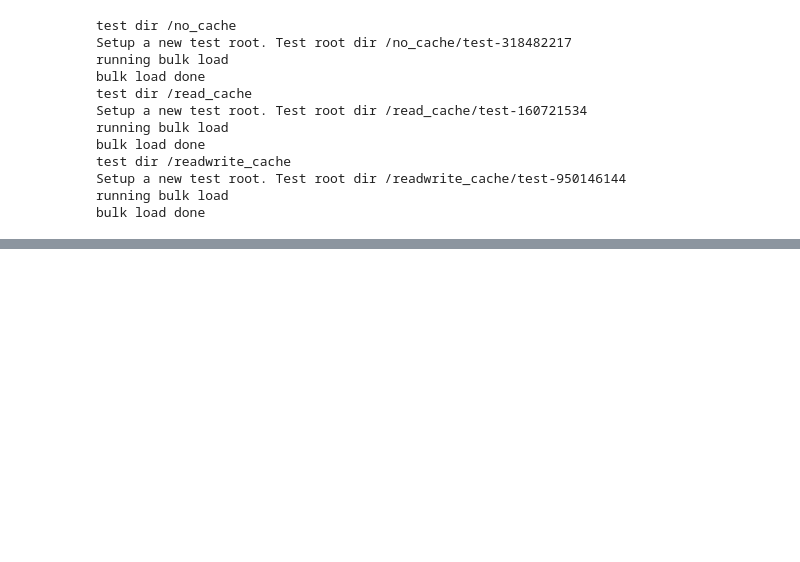
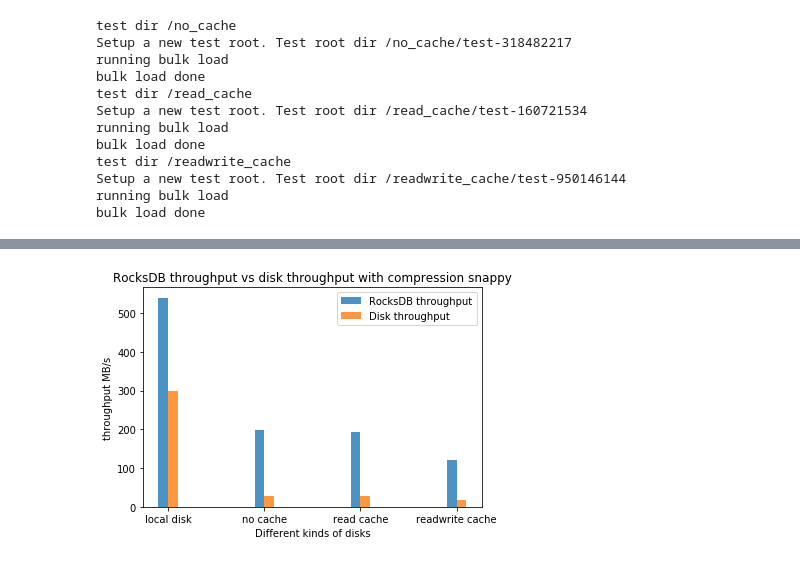
Before and after one commit to xiefan46/samza-azure-storage, a Jupyter notebook: milestone2/python/milestone2-tests.ipynb, the cells around one changed output, grey strips where cells are left out. Saved outputs shown, nothing was run; the diff lists cells and outputs as text; code cells hidden in the pictures; blank space fills up the shorter version.

```diff
--- a/milestone2/python/milestone2-tests.ipynb
+++ b/milestone2/python/milestone2-tests.ipynb
@@ -717,0 +726,9 @@ bulk load done
+# %%
+#def plot_bar_graph(y_label, title, disk_type_names, disk_results, x_label, kv_names):
+plot_bar_graph("throughput MB/s", "RocksDB throughput vs disk throughput with compression snappy",
+               disk_type_names = ["RocksDB throughput", "Disk throughput"],
+              disk_results = [[539.6, 197.4, 193.1, 121.6], [300, 28, 28, 17]],
+              x_label = "Different kinds of disks",
+              kv_names = ["local disk", "no cache", "read cache", "readwrite cache"])
+# %% [output]
+[figure, added]
```
Also changed, not shown: parts of 2 cells of this notebook.
